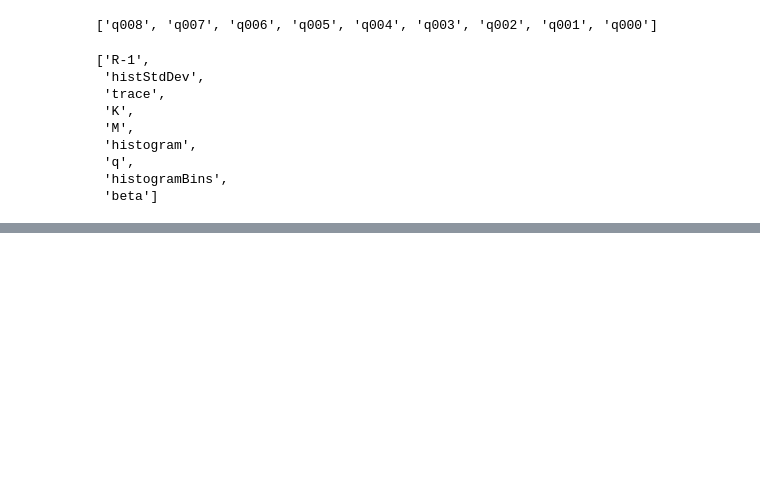
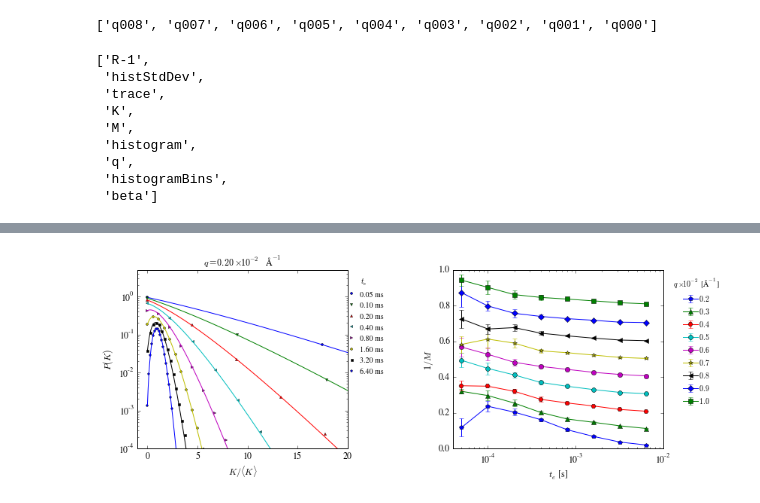
Before and after one commit to pawel-kw/pyxsvs, a Jupyter notebook: examples/XSVS_example.ipynb, the cells around one changed output, grey strips where cells are left out. Saved outputs shown, nothing was run; the diff lists cells and outputs as text; code cells hidden in the pictures; blank space fills up the shorter version.

```diff
--- a/examples/XSVS_example.ipynb
+++ b/examples/XSVS_example.ipynb
@@ -144,7 +149,7 @@ Pickle is a standard Python library. The results can be loaded from the file in
 # %%
 from pylab import *
 import pickle
-fname = './analysis/xsvs/SiD_1-1_40C_sid1-1_40C_results.p'
+fname = './SiD_1-1_40C_sid1-1_40C_results.p'
 with open(fname,'rb') as handle:
     res_data = pickle.load(handle)
 # %% [markdown]
@@ -191,0 +276,15 @@ res_data['Exp_1']['data']['q000']['R-1'].keys()
+# %%
+results_file = './SiD_1-1_40C_sid1-1_40C_results.p'
+
+# Prepare the figure
+fig1 = figure(figsize=(12,4))
+ax1 = fig1.add_subplot(121)
+ax2 = fig1.add_subplot(122)
+subplots_adjust(wspace=0.5)
+
+# Plot the results
+with open(results_file,'rb') as handle:
+    res_data = pickle.load(handle)
+plot_xsvs_results(res_data,ax1,ax2)
+# %% [output]
+[figure, added]
```
Also changed, not shown: parts of 6 cells of this notebook.
